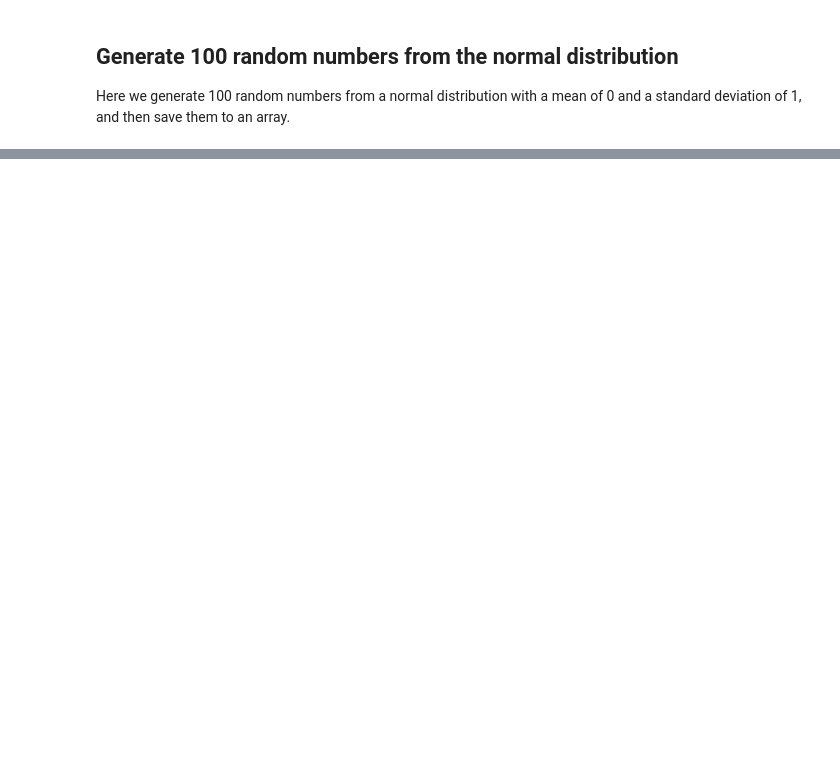
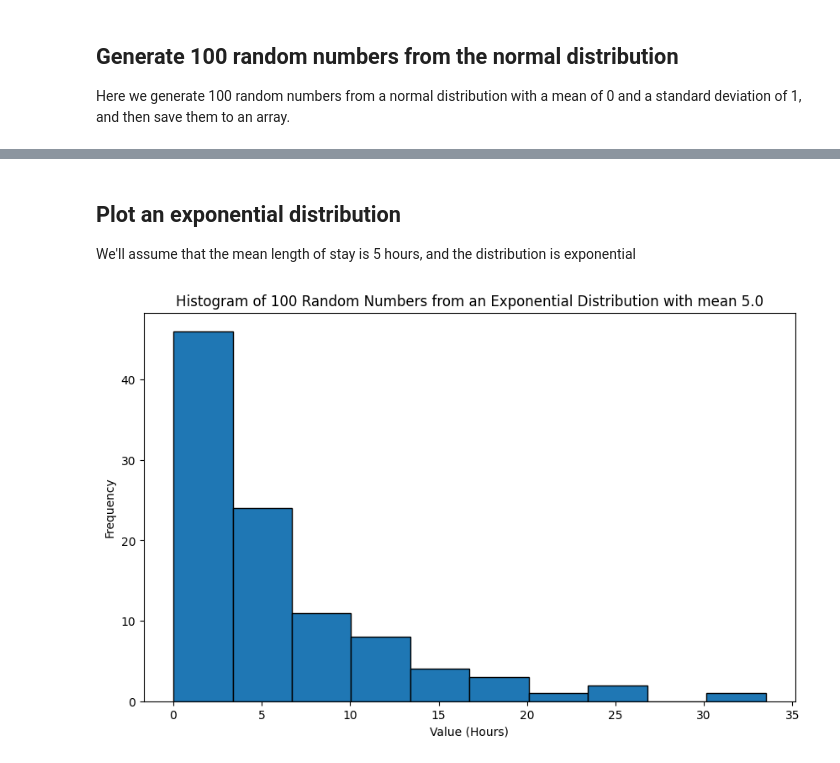
Before and after one commit to zmek/queue_network_simulator, a Jupyter notebook: intro.ipynb, the cells around one changed output, grey strips where cells are left out. Saved outputs shown, nothing was run; the diff lists cells and outputs as text; code cells hidden in the pictures; blank space fills up the shorter version.

```diff
--- a/intro.ipynb
+++ b/intro.ipynb
@@ -91,0 +106,20 @@ plt.show()
+# %% [markdown]
+## Plot an exponential distribution
+
+We'll assume that the mean length of stay is 5 hours, and the distribution is exponential
+# %%
+# Mean of the exponential distribution (average patient length of stay in hours)
+M = 5.0  # for example, 5 hours
+
+# Generate 100 random numbers from an exponential distribution with mean M
+exponential_random_array = np.random.exponential(M, size=size_of_array)
+
+# Plot the array as a histogram
+plt.figure(figsize=(10, 6))
+plt.hist(exponential_random_array, bins=10, edgecolor='black')
+plt.title('Histogram of '+ str(size_of_array) + ' Random Numbers from an Exponential Distribution with mean ' + str(M))
+plt.xlabel('Value (Hours)')
+plt.ylabel('Frequency')
+plt.show()
+# %% [output]
+[figure, added]
```
Also changed, not shown: parts of 9 cells of this notebook.
